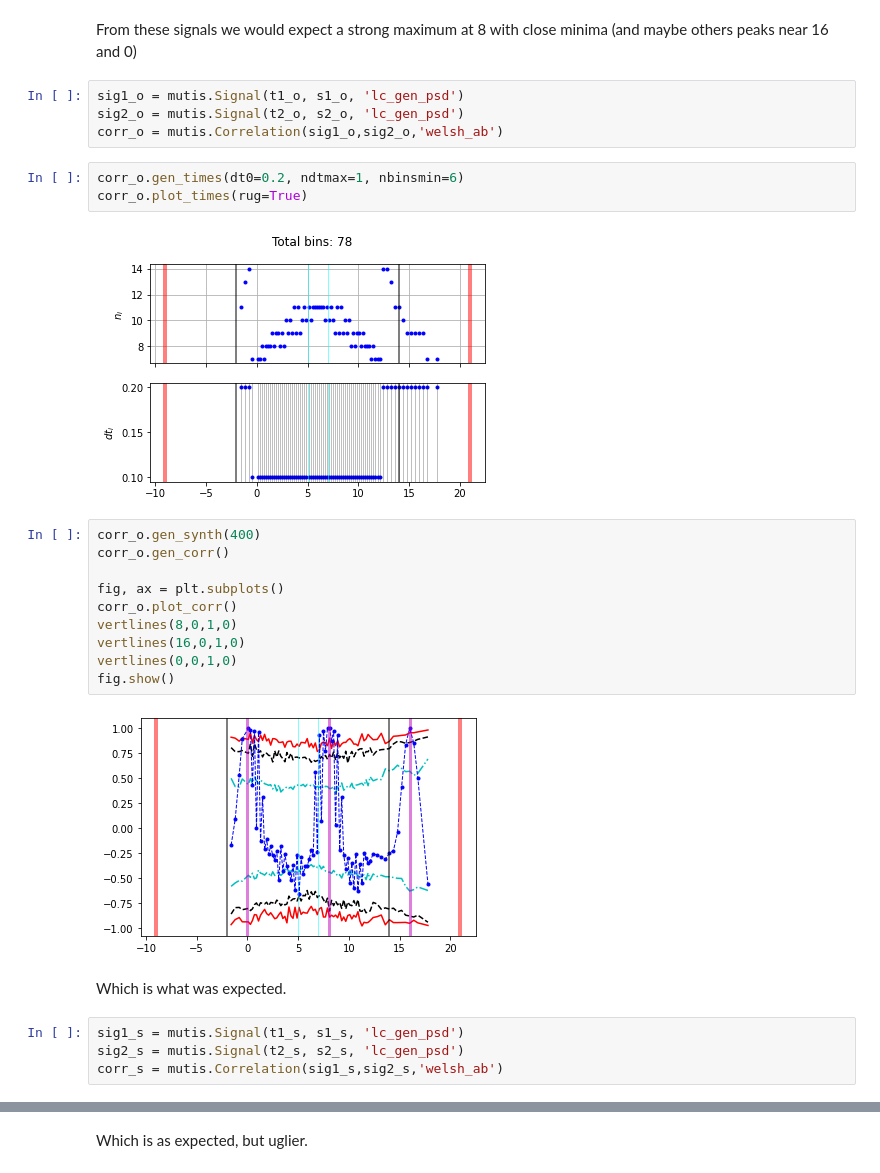
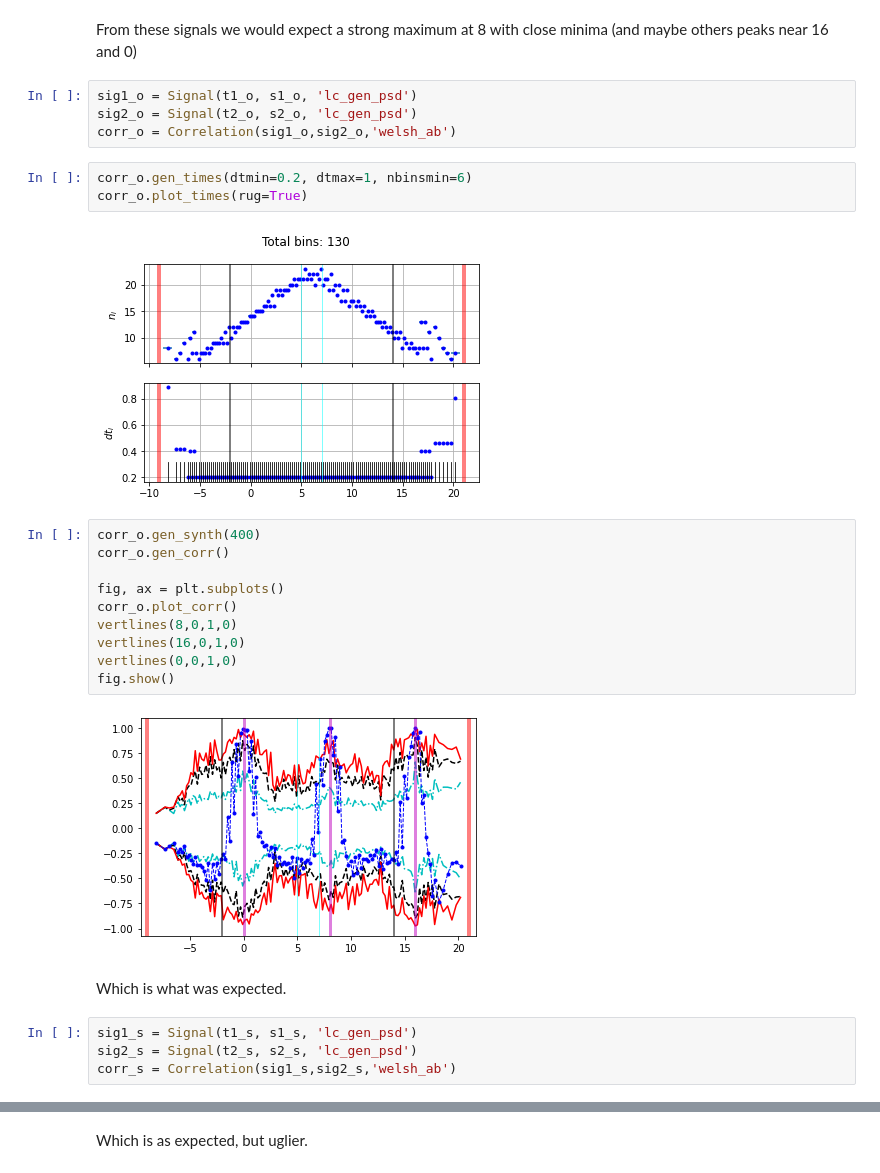
Before and after one commit to IAA-CSIC/MUTIS, a Jupyter notebook: docs/recipes/sin_tests.ipynb, the cells around one changed output, grey strips where cells are left out. Saved outputs shown, nothing was run; the diff lists cells and outputs as text.

```diff
--- a/docs/recipes/sin_tests.ipynb
+++ b/docs/recipes/sin_tests.ipynb
@@ -241,14 +208,14 @@ plt.show()
 # %% [markdown]
 From these signals we would expect a strong maximum at 8 with close minima (and maybe others peaks near 16 and 0)
 # %%
-sig1_o = mutis.Signal(t1_o, s1_o, 'lc_gen_psd')
-sig2_o = mutis.Signal(t2_o, s2_o, 'lc_gen_psd')
-corr_o = mutis.Correlation(sig1_o,sig2_o,'welsh_ab')
+sig1_o = Signal(t1_o, s1_o, 'lc_gen_psd')
+sig2_o = Signal(t2_o, s2_o, 'lc_gen_psd')
+corr_o = Correlation(sig1_o,sig2_o,'welsh_ab')
 # %%
-corr_o.gen_times(dt0=0.2, ndtmax=1, nbinsmin=6)
+corr_o.gen_times(dtmin=0.2, dtmax=1, nbinsmin=6)
 corr_o.plot_times(rug=True)
 # %% [output]
-[figure, old version]
+[figure, new version]
 # %%
 corr_o.gen_synth(400)
 corr_o.gen_corr()
@@ -260,11 +227,11 @@ vertlines(16,0,1,0)
 vertlines(0,0,1,0)
 fig.show()
 # %% [output]
-[figure, old version]
+[figure, new version]
 # %% [markdown]
 Which is what was expected.
 # %%
-sig1_s = mutis.Signal(t1_s, s1_s, 'lc_gen_psd')
-sig2_s = mutis.Signal(t2_s, s2_s, 'lc_gen_psd')
-corr_s = mutis.Correlation(sig1_s,sig2_s,'welsh_ab')
+sig1_s = Signal(t1_s, s1_s, 'lc_gen_psd')
+sig2_s = Signal(t2_s, s2_s, 'lc_gen_psd')
+corr_s = Correlation(sig1_s,sig2_s,'welsh_ab')
 # %%
```
Also changed, not shown: parts of 30 cells of this notebook, 3 other files.
